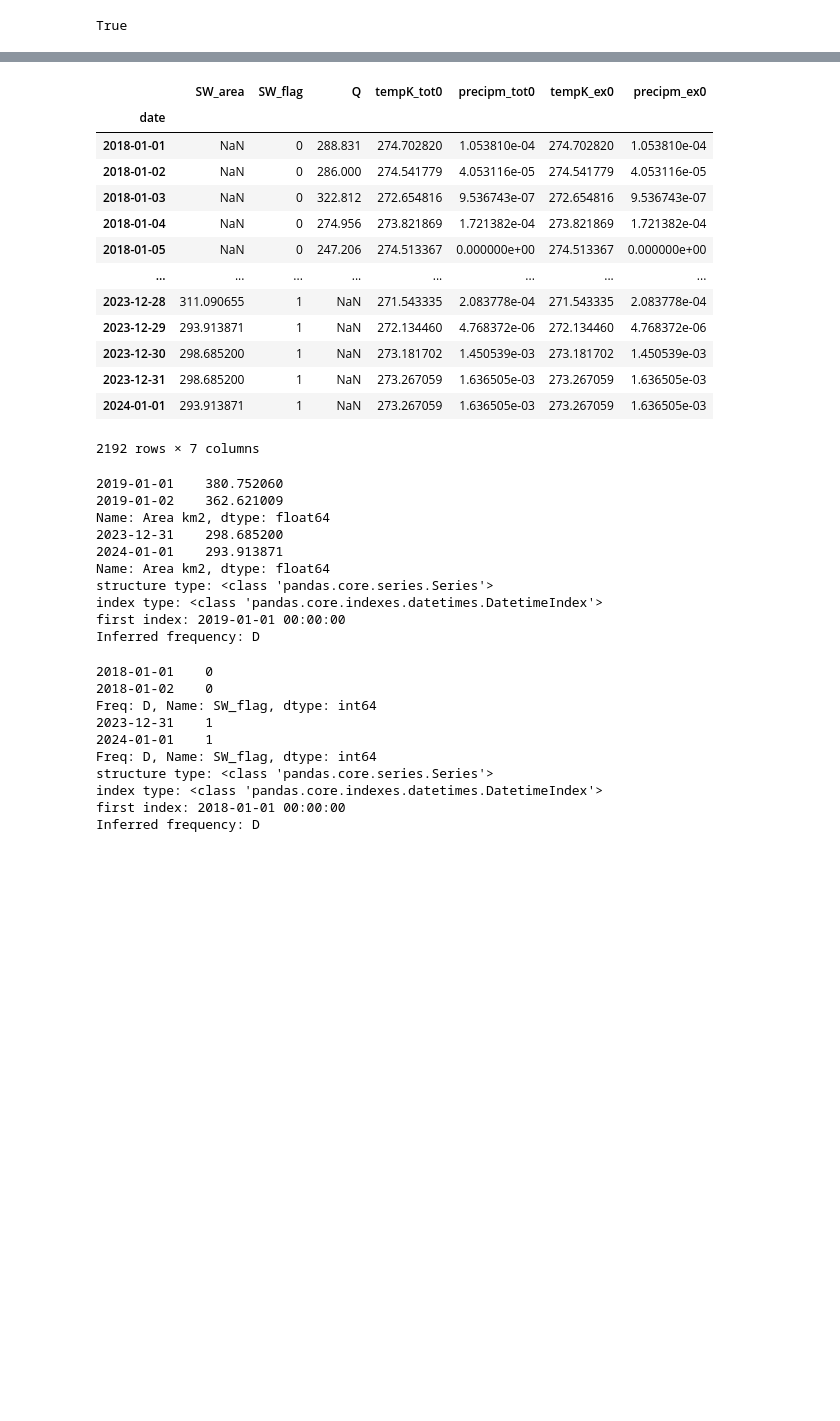
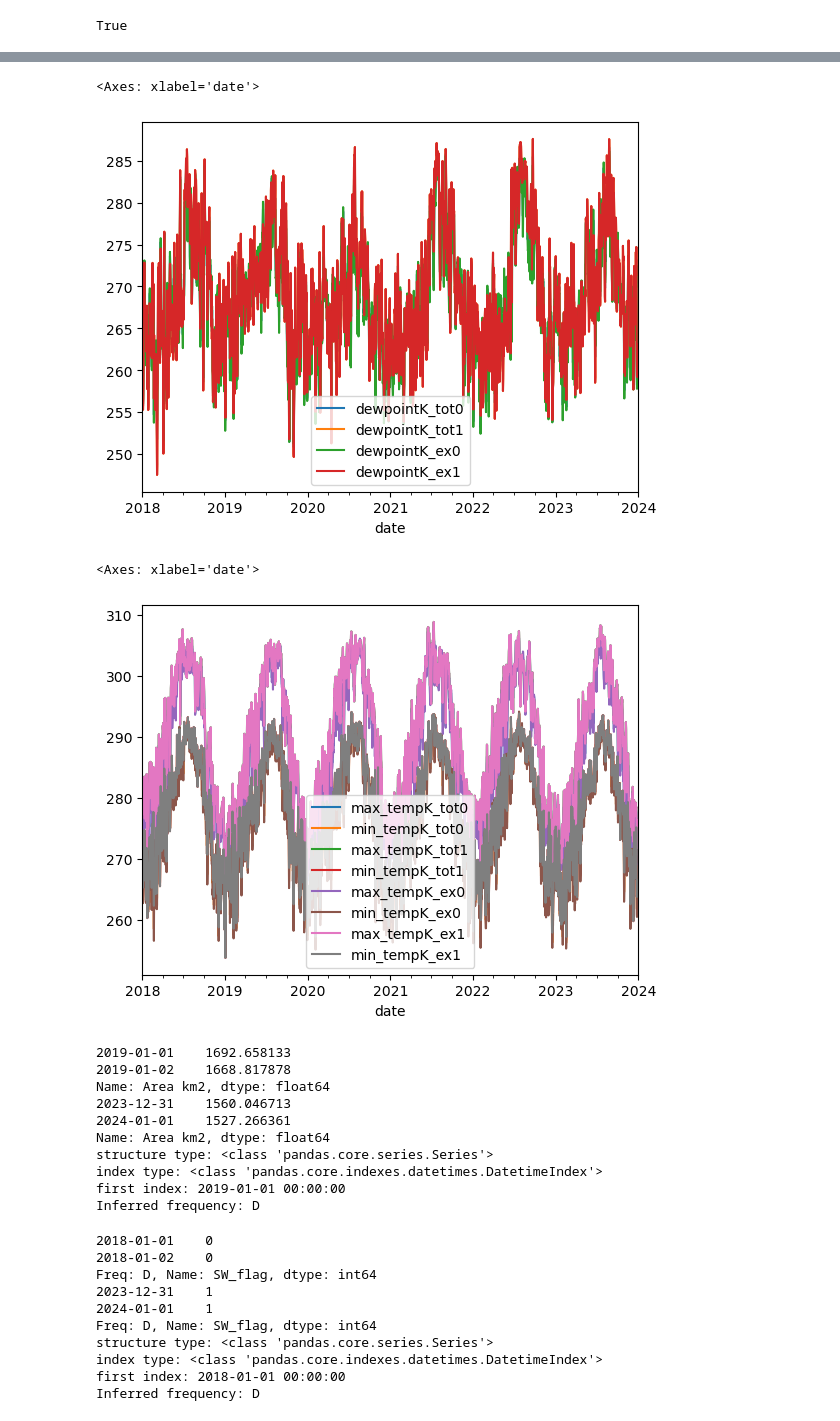
Before and after one commit to ascheliga/CYGNSS-GRACE, a Jupyter notebook: notebooks/scratchwork_LSTM_pre_processing.ipynb, the cells around one changed output, grey strips where cells are left out. Drawn from its saved outputs; the diff is of its cells as text; code cells hidden in the pictures; blank space fills up the shorter version.

```diff
--- a/notebooks/scratchwork_LSTM_pre_processing.ipynb
+++ b/notebooks/scratchwork_LSTM_pre_processing.ipynb
@@ -30,17 +30,17 @@ True
 ## define experimental set-up
 
 # grdc stored as floats in the downlaod jsons
-grdc_id = 4152450
-grdc_sub_ids = [4152600]#[4152450,4152600] ## MUST BE ORDERED DOWNSTREAM (first) TO UPSTREAM (last)
-dam_name = 'glen canyon'
+grdc_id = 1834101
+grdc_sub_ids = []#[4152450,4152600] ## MUST BE ORDERED DOWNSTREAM (first) TO UPSTREAM (last)
+dam_name = 'kainji'
 start_year = 2018
 stop_year_ex = 2024
-basin_str = 'colorado'
+basin_str = 'kainji'
 # %%
 ## Other variables and filepaths
 grdc_dir = "/global/scratch/users/ann_scheliga/aux_dam_datasets/GRDC_CRB/"
 met_dir = "/global/scratch/users/ann_scheliga/era5_data/"
-res_dir = "/global/scratch/users/ann_scheliga/CYGNSS_daily/"
+res_dir = "/global/scratch/users/ann_scheliga/CYGNSS_daily/time_series/"
 basin_data_dir = "/global/scratch/users/ann_scheliga/basin_forcing_processed/"
 # %%
 test_df = ml_pipeline.LSTM_preprocessing_nh(grdc_id,
@@ -48,4 +48,7 @@ test_df = ml_pipeline.LSTM_preprocessing_nh(grdc_id,
     dam_name = 'glen canyon',
     start_year = 2018,
     stop_year_ex = 2024,
-    save_output=True)
+    save_output=False,
+    basin_str=basin_str,
+    res_dir=res_dir
+    )
@@ -52,20 +74,17 @@ test_df = ml_pipeline.LSTM_preprocessing_nh(grdc_id,
+# %%
+precip_cols = test_df.columns[test_df.columns.str.contains("precip")]
+tempK_cols = test_df.columns[test_df.columns.str.contains("tempK")]
+dewpoint_cols = test_df.columns[test_df.columns.str.contains("dew")]
+# %%
+test_df[dewpoint_cols].plot()
+# %% [output]
+<Axes: xlabel='date'>
+[figure, added]
 # %%
-test_df
+test_df[tempK_cols].plot()
 # %% [output]
-|  | SW_area | SW_flag | Q | tempK_tot0 | precipm_tot0 | tempK_ex0 | precipm_ex0 |
-| date |  |  |  |  |  |  |  |
-| 2018-01-01 | NaN | 0 | 288.831 | 274.702820 | 1.053810e-04 | 274.702820 | 1.053810e-04 |
-| 2018-01-02 | NaN | 0 | 286.000 | 274.541779 | 4.053116e-05 | 274.541779 | 4.053116e-05 |
-| 2018-01-03 | NaN | 0 | 322.812 | 272.654816 | 9.536743e-07 | 272.654816 | 9.536743e-07 |
-| 2018-01-04 | NaN | 0 | 274.956 | 273.821869 | 1.721382e-04 | 273.821869 | 1.721382e-04 |
-| 2018-01-05 | NaN | 0 | 247.206 | 274.513367 | 0.000000e+00 | 274.513367 | 0.000000e+00 |
-| ... | ... | ... | ... | ... | ... | ... | ... |
-| 2023-12-28 | 311.090655 | 1 | NaN | 271.543335 | 2.083778e-04 | 271.543335 | 2.083778e-04 |
-| 2023-12-29 | 293.913871 | 1 | NaN | 272.134460 | 4.768372e-06 | 272.134460 | 4.768372e-06 |
-| 2023-12-30 | 298.685200 | 1 | NaN | 273.181702 | 1.450539e-03 | 273.181702 | 1.450539e-03 |
-| 2023-12-31 | 298.685200 | 1 | NaN | 273.267059 | 1.636505e-03 | 273.267059 | 1.636505e-03 |
-| 2024-01-01 | 293.913871 | 1 | NaN | 273.267059 | 1.636505e-03 | 273.267059 | 1.636505e-03 |
-2192 rows × 7 columns
+<Axes: xlabel='date'>
+[figure, added]
 # %%
 # For debugging
 def check_data_format(df):
@@ -88,11 +107,11 @@ sw_area = codebase.load_data.load_daily_reservoir_CYGNSS_area(
 output_df['SW_area'] = sw_area
 check_data_format(sw_area)
 # %% [output]
-2019-01-01    380.752060
-2019-01-02    362.621009
+2019-01-01    1692.658133
+2019-01-02    1668.817878
 Name: Area km2, dtype: float64
-2023-12-31    298.685200
-2024-01-01    293.913871
+2023-12-31    1560.046713
+2024-01-01    1527.266361
 Name: Area km2, dtype: float64
 structure type: <class 'pandas.core.series.Series'>
 index type: <class 'pandas.core.indexes.datetimes.DatetimeIndex'>
```
Also changed, not shown: parts of 3 cells of this notebook.
